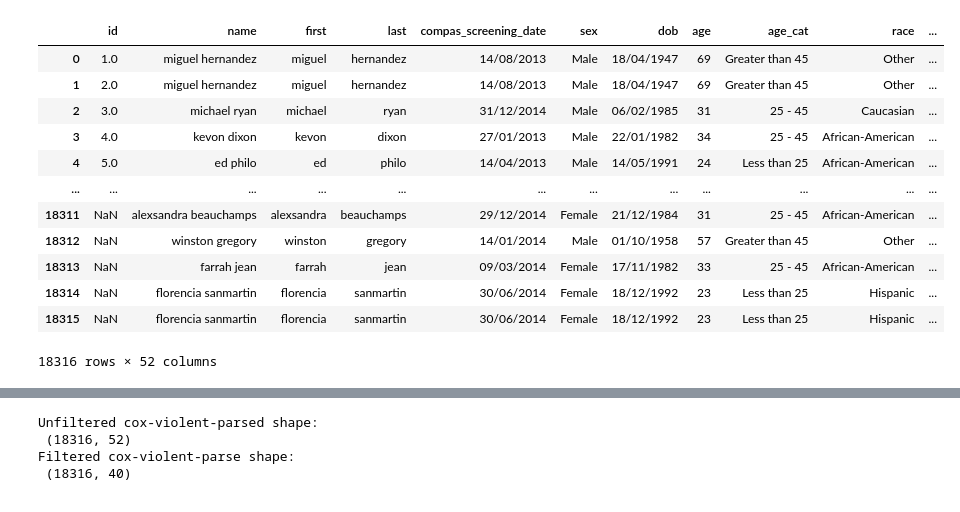
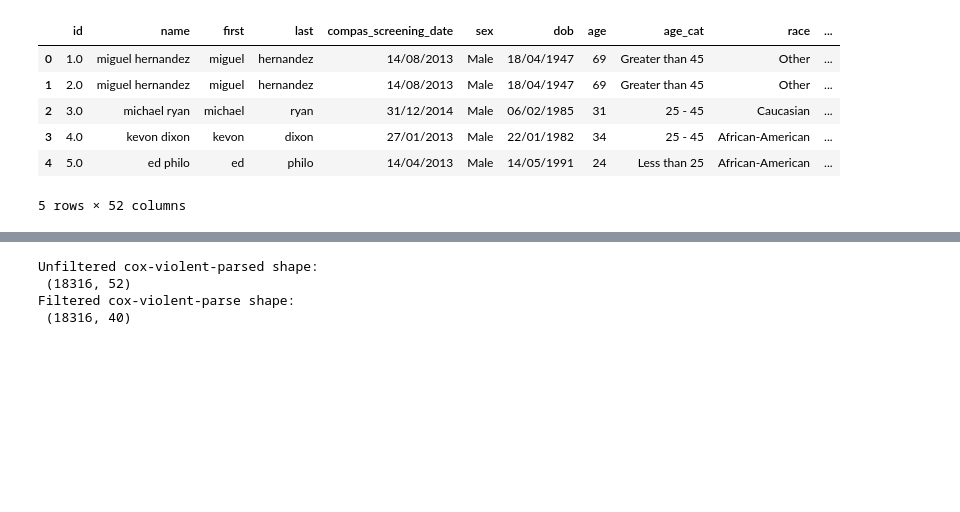
Before and after one commit to bernardoa-uchicago/Data259-Project, a Jupyter notebook: analysis.ipynb, the cells around one changed output, grey strips where cells are left out. Saved outputs shown, nothing was run; the diff lists cells and outputs as text; code cells hidden in the pictures; blank space fills up the shorter version.

```diff
--- a/analysis.ipynb
+++ b/analysis.ipynb
@@ -41,19 +35,13 @@ cox_filtered
 # %%
 cox_parsed = pd.read_csv("cox-violent-parsed.csv")
-cox_parsed
+cox_parsed.head(5)
 # %% [output]
 |  | id | name | first | last | compas_screening_date | sex | dob | age | age_cat | race | ... |
 | 0 | 1.0 | miguel hernandez | miguel | hernandez | 14/08/2013 | Male | 18/04/1947 | 69 | Greater than 45 | Other | ... |
 | 1 | 2.0 | miguel hernandez | miguel | hernandez | 14/08/2013 | Male | 18/04/1947 | 69 | Greater than 45 | Other | ... |
 | 2 | 3.0 | michael ryan | michael | ryan | 31/12/2014 | Male | 06/02/1985 | 31 | 25 - 45 | Caucasian | ... |
 | 3 | 4.0 | kevon dixon | kevon | dixon | 27/01/2013 | Male | 22/01/1982 | 34 | 25 - 45 | African-American | ... |
 | 4 | 5.0 | ed philo | ed | philo | 14/04/2013 | Male | 14/05/1991 | 24 | Less than 25 | African-American | ... |
-| ... | ... | ... | ... | ... | ... | ... | ... | ... | ... | ... | ... |
-| 18311 | NaN | alexsandra beauchamps | alexsandra | beauchamps | 29/12/2014 | Female | 21/12/1984 | 31 | 25 - 45 | African-American | ... |
-| 18312 | NaN | winston gregory | winston | gregory | 14/01/2014 | Male | 01/10/1958 | 57 | Greater than 45 | Other | ... |
-| 18313 | NaN | farrah jean | farrah | jean | 09/03/2014 | Female | 17/11/1982 | 33 | 25 - 45 | African-American | ... |
-| 18314 | NaN | florencia sanmartin | florencia | sanmartin | 30/06/2014 | Female | 18/12/1992 | 23 | Less than 25 | Hispanic | ... |
-| 18315 | NaN | florencia sanmartin | florencia | sanmartin | 30/06/2014 | Female | 18/12/1992 | 23 | Less than 25 | Hispanic | ... |
-18316 rows × 52 columns
+5 rows × 52 columns
 # %%
 data_fairml = pd.read_csv("propublicaCompassRecividism_data_fairml.csv/propublica_data_for_fairml.csv")
```
Also changed, not shown: parts of 6 cells of this notebook.
